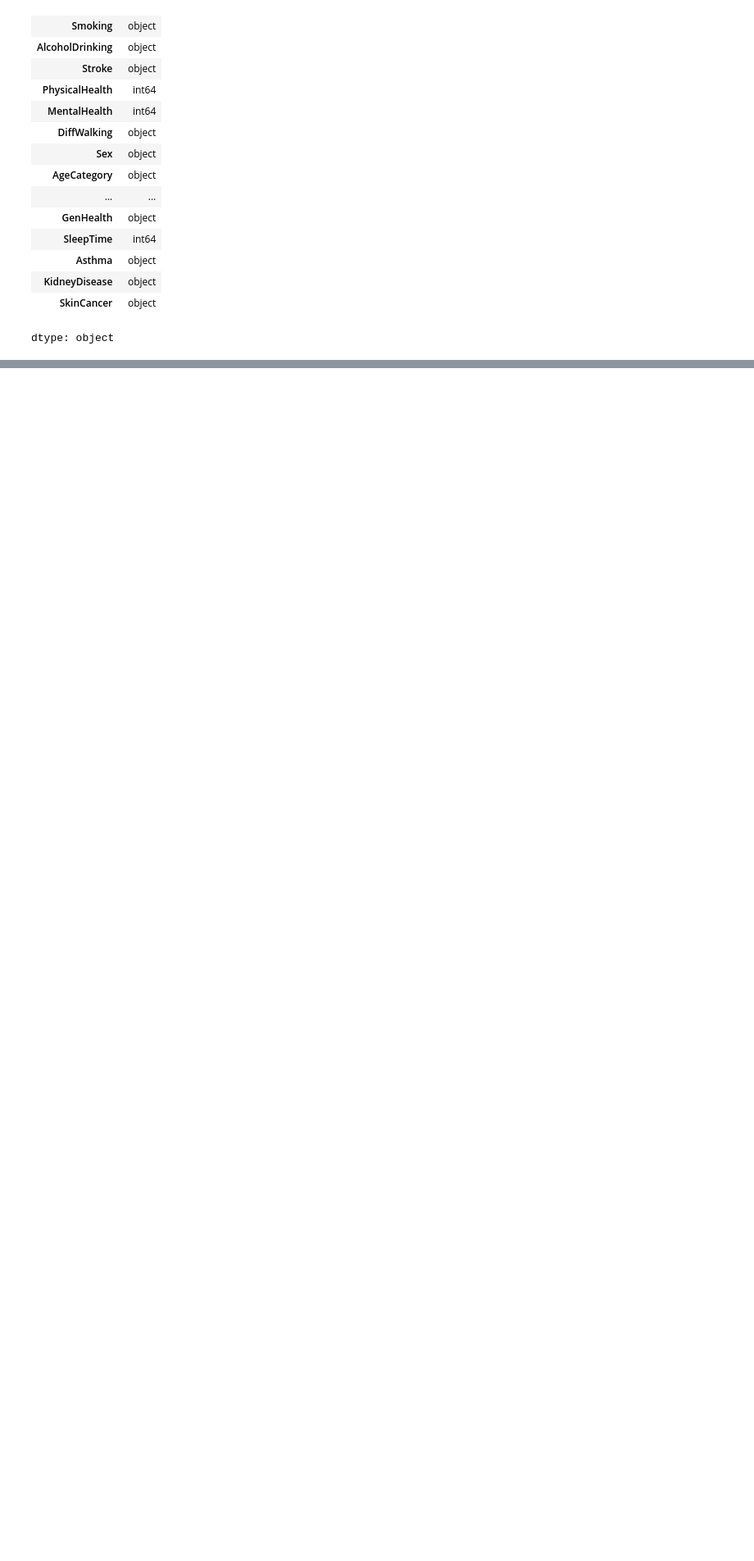
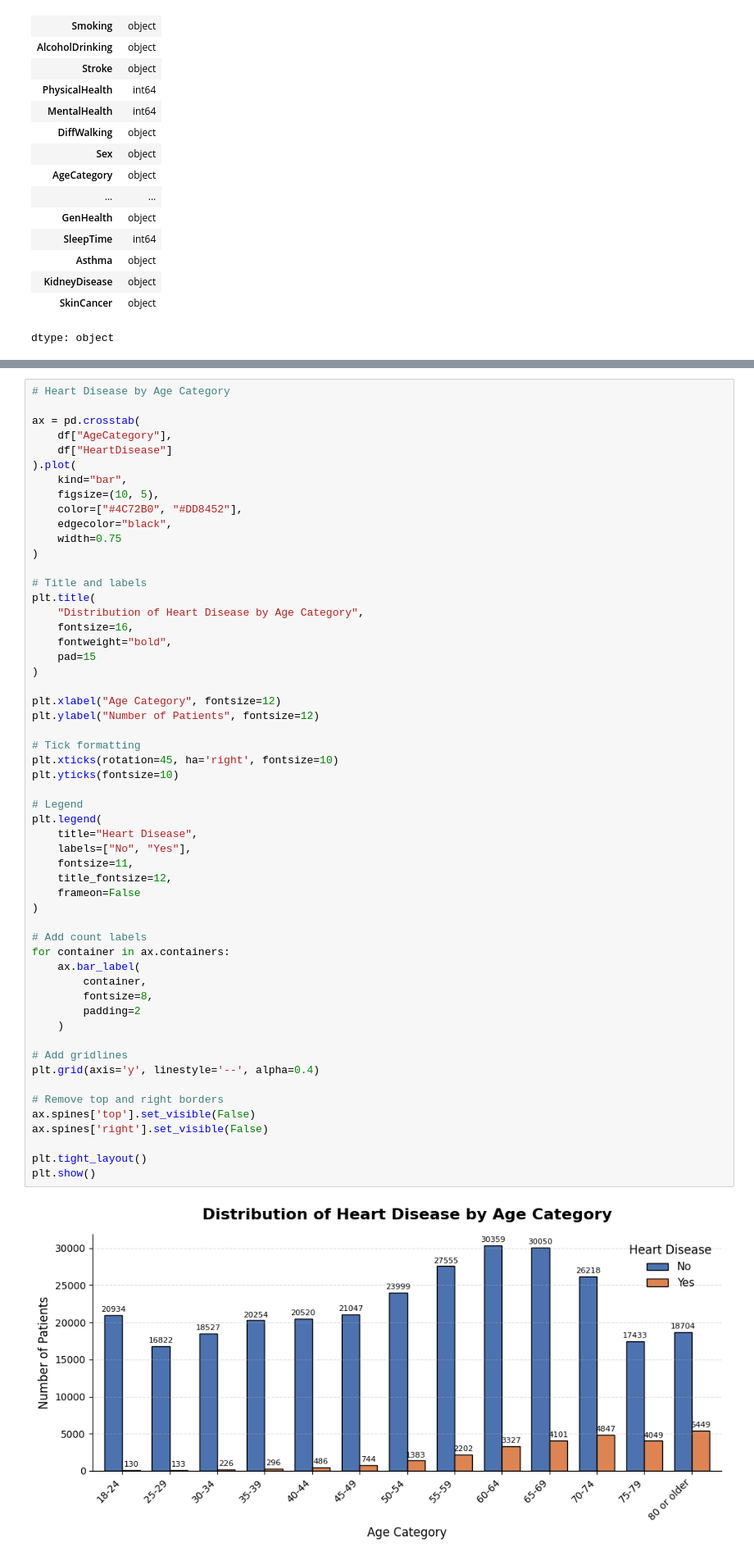
Before and after one commit to Clinton1029/Heart_prediction1, a Jupyter notebook: Heart_prediction.ipynb, the cells around one changed output, grey strips where cells are left out. Shown at 82% size. Drawn from its saved outputs; the diff is of its cells as text; blank space fills up the shorter version.

```diff
--- a/Heart_prediction.ipynb
+++ b/Heart_prediction.ipynb
@@ -170,0 +321,57 @@ dtype: object
+# %%
+# Heart Disease by Age Category
+
+ax = pd.crosstab(
+    df["AgeCategory"],
+    df["HeartDisease"]
+).plot(
+    kind="bar",
+    figsize=(10, 5),
+    color=["#4C72B0", "#DD8452"],
+    edgecolor="black",
+    width=0.75
+)
+
+# Title and labels
+plt.title(
+    "Distribution of Heart Disease by Age Category",
+    fontsize=16,
+    fontweight="bold",
+    pad=15
+)
+
+plt.xlabel("Age Category", fontsize=12)
+plt.ylabel("Number of Patients", fontsize=12)
+
+# Tick formatting
+plt.xticks(rotation=45, ha='right', fontsize=10)
+plt.yticks(fontsize=10)
+
+# Legend
+plt.legend(
+    title="Heart Disease",
+    labels=["No", "Yes"],
+    fontsize=11,
+    title_fontsize=12,
+    frameon=False
+)
+
+# Add count labels
+for container in ax.containers:
+    ax.bar_label(
+        container,
+        fontsize=8,
+        padding=2
+    )
+
+# Add gridlines
+plt.grid(axis='y', linestyle='--', alpha=0.4)
+
+# Remove top and right borders
+ax.spines['top'].set_visible(False)
+ax.spines['right'].set_visible(False)
+
+plt.tight_layout()
+plt.show()
+# %% [output]
+[figure, added]
```
Also changed, not shown: parts of 29 cells of this notebook.
